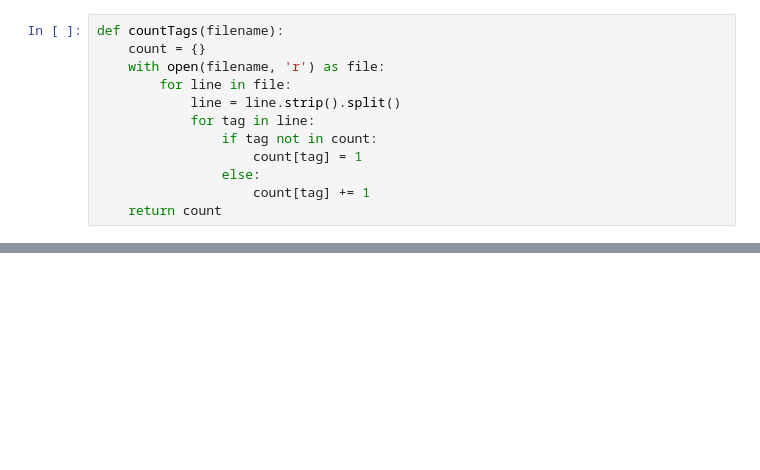
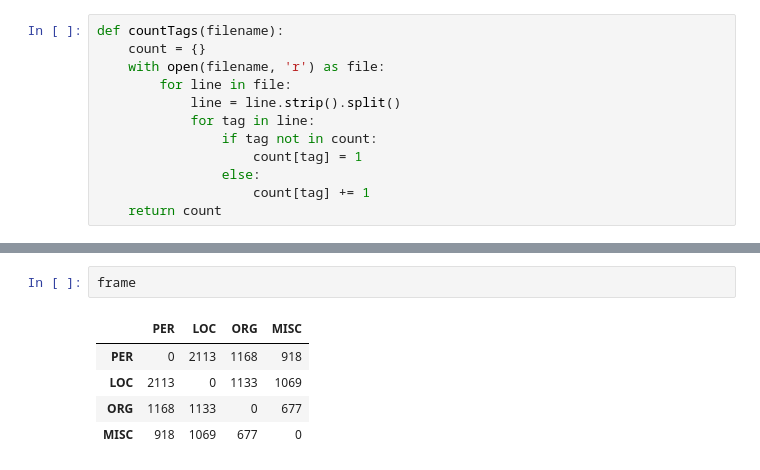
Before and after one commit to deepakhr1999/NER, a Jupyter notebook: plots.ipynb, the cells around one changed output, grey strips where cells are left out. Cells and saved outputs as stored; diff of their text form; blank space fills up the shorter version.

```diff
--- a/plots.ipynb
+++ b/plots.ipynb
@@ -49,0 +148,8 @@ Text(0, 0.5, 'frequencies')
+# %%
+frame
+# %% [output]
+|  | PER | LOC | ORG | MISC |
+| PER | 0 | 2113 | 1168 | 918 |
+| LOC | 2113 | 0 | 1133 | 1069 |
+| ORG | 1168 | 1133 | 0 | 677 |
+| MISC | 918 | 1069 | 677 | 0 |
```
Also changed, not shown: parts of 14 cells of this notebook.
